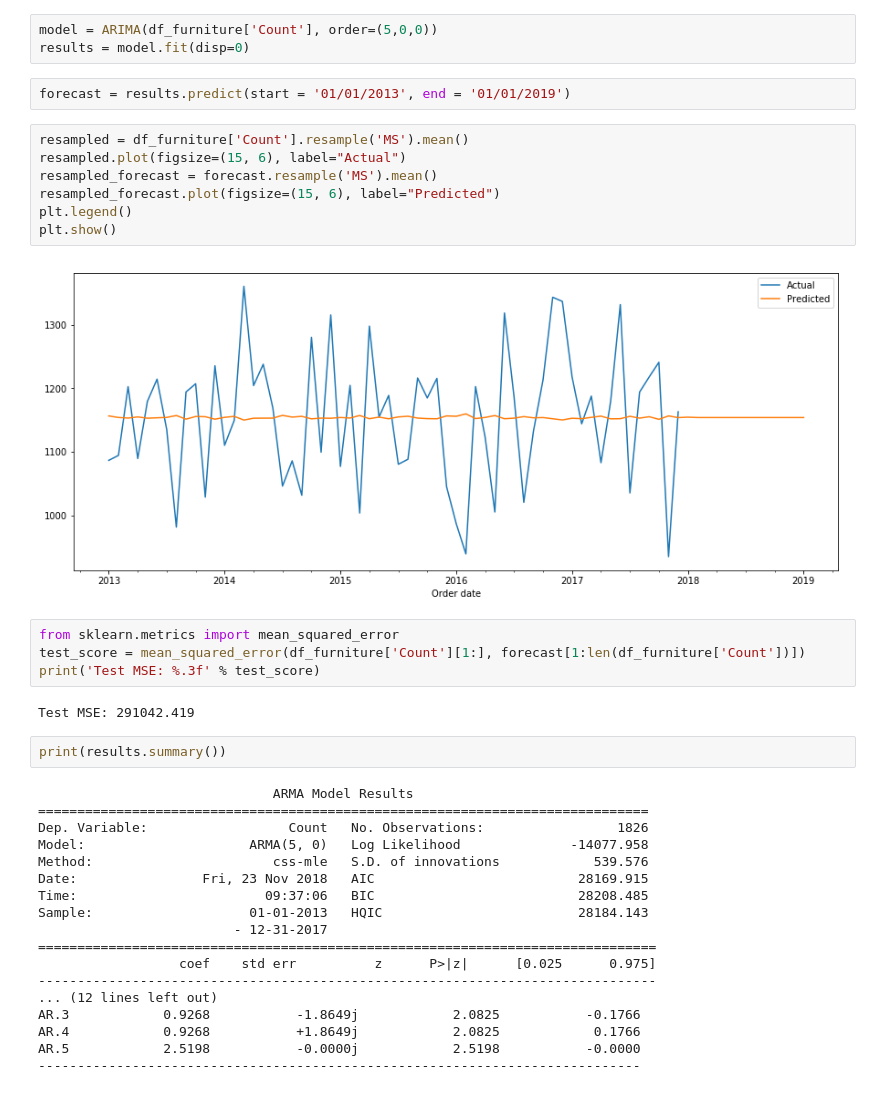
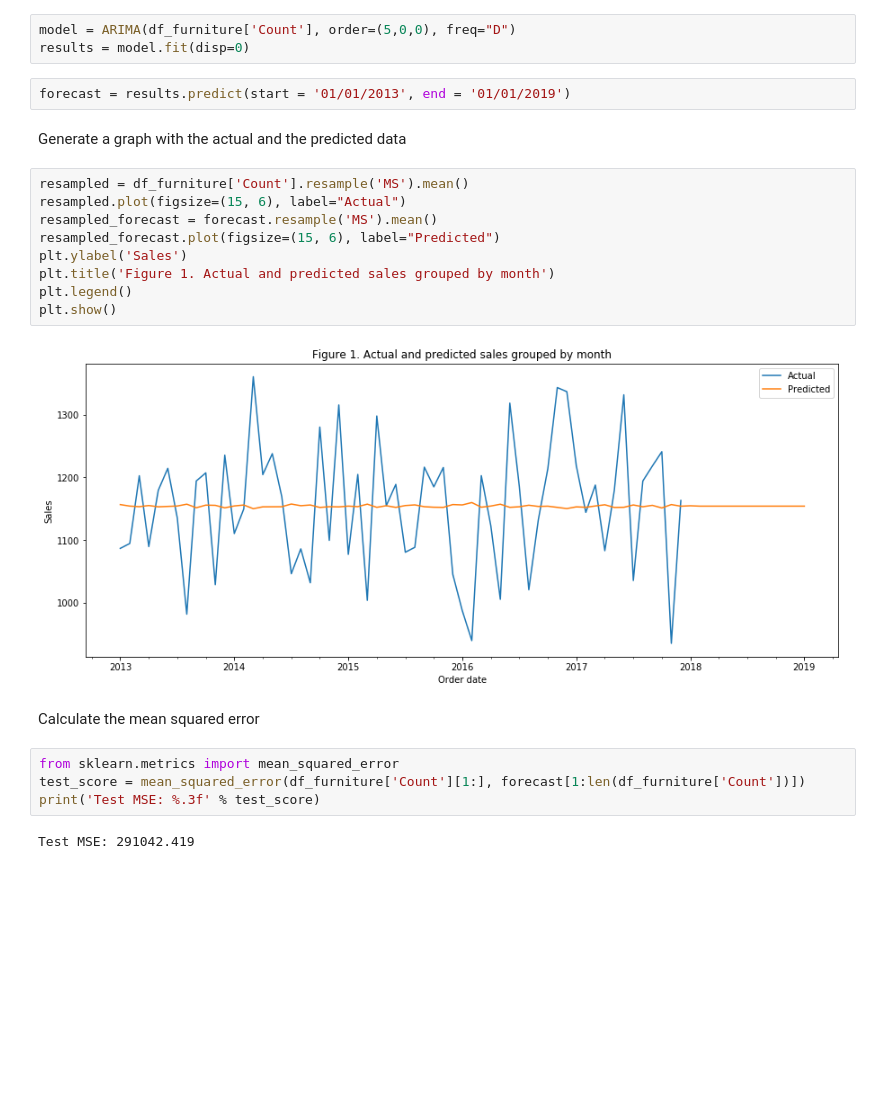
Before and after one commit to ivangermanov/data_science_project, a Jupyter notebook: Models/Forecasting demand.ipynb, the cells around one changed output. Cells and saved outputs as stored; diff of their text form; blank space fills up the shorter version.

```diff
--- a/Models/Forecasting demand.ipynb
+++ b/Models/Forecasting demand.ipynb
@@ -84,42 +96,28 @@ df_furniture.head(10)
 # %%
 from statsmodels.tsa.arima_model import ARIMA
 # %%
-model = ARIMA(df_furniture['Count'], order=(5,0,0))
+model = ARIMA(df_furniture['Count'], order=(5,0,0), freq="D")
 results = model.fit(disp=0)
 # %%
 forecast = results.predict(start = '01/01/2013', end = '01/01/2019')
+# %% [markdown]
+Generate a graph with the actual and the predicted data
 # %%
 resampled = df_furniture['Count'].resample('MS').mean()
 resampled.plot(figsize=(15, 6), label="Actual")
 resampled_forecast = forecast.resample('MS').mean()
 resampled_forecast.plot(figsize=(15, 6), label="Predicted")
+plt.ylabel('Sales')
+plt.title('Figure 1. Actual and predicted sales grouped by month')
 plt.legend()
 plt.show()
 # %% [output]
-[figure, old version]
+[figure, new version]
+# %% [markdown]
+Calculate the mean squared error
 # %%
 from sklearn.metrics import mean_squared_error
 test_score = mean_squared_error(df_furniture['Count'][1:], forecast[1:len(df_furniture['Count'])])
 print('Test MSE: %.3f' % test_score)
 # %% [output]
 Test MSE: 291042.419
-# %%
-print(results.summary())
-# %% [output]
-                              ARMA Model Results
-==============================================================================
-Dep. Variable:                  Count   No. Observations:                 1826
-Model:                     ARMA(5, 0)   Log Likelihood              -14077.958
-Method:                       css-mle   S.D. of innovations            539.576
-Date:                Fri, 23 Nov 2018   AIC                          28169.915
-Time:                        09:37:06   BIC                          28208.485
-Sample:                    01-01-2013   HQIC                         28184.143
-                         - 12-31-2017
-===============================================================================
-                  coef    std err          z      P>|z|      [0.025      0.975]
--------------------------------------------------------------------------------
-... (12 lines left out)
-AR.3            0.9268           -1.8649j            2.0825           -0.1766
-AR.4            0.9268           +1.8649j            2.0825            0.1766
-AR.5            2.5198           -0.0000j            2.5198           -0.0000
------------------------------------------------------------------------------
```
Also changed, not shown: parts of 8 cells of this notebook.
